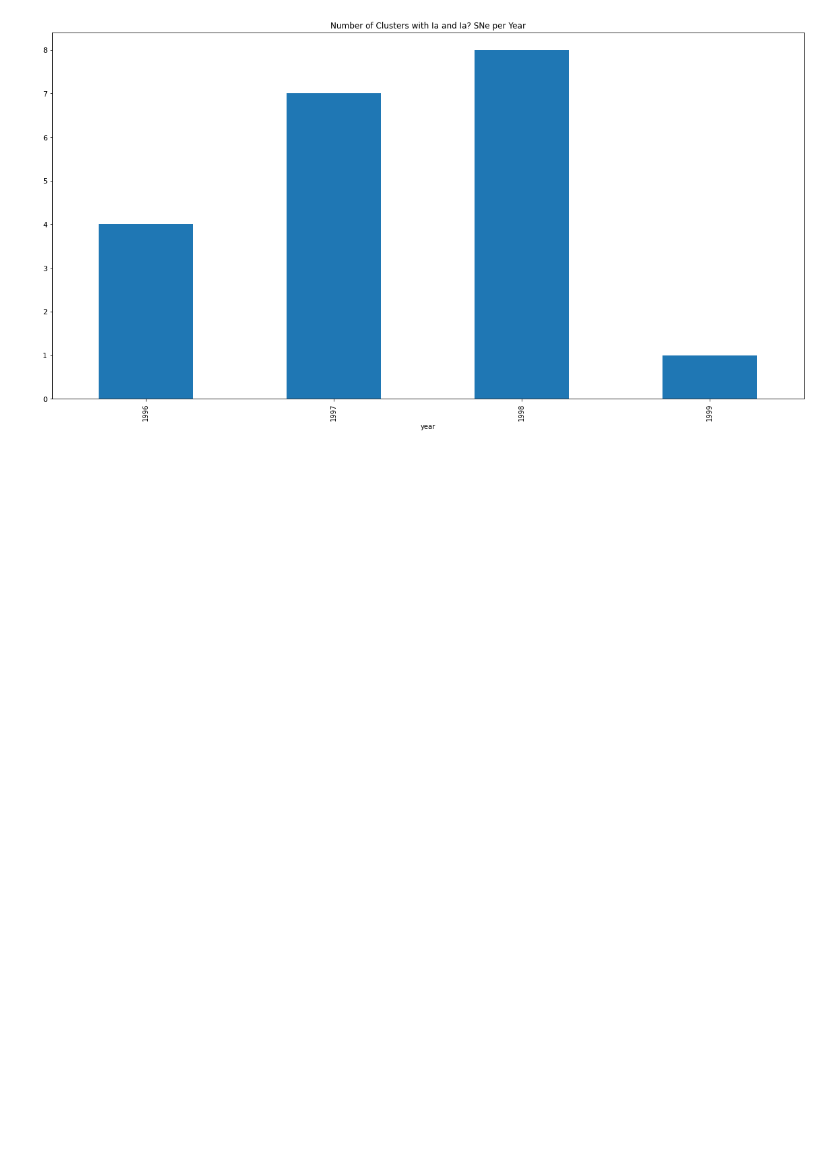
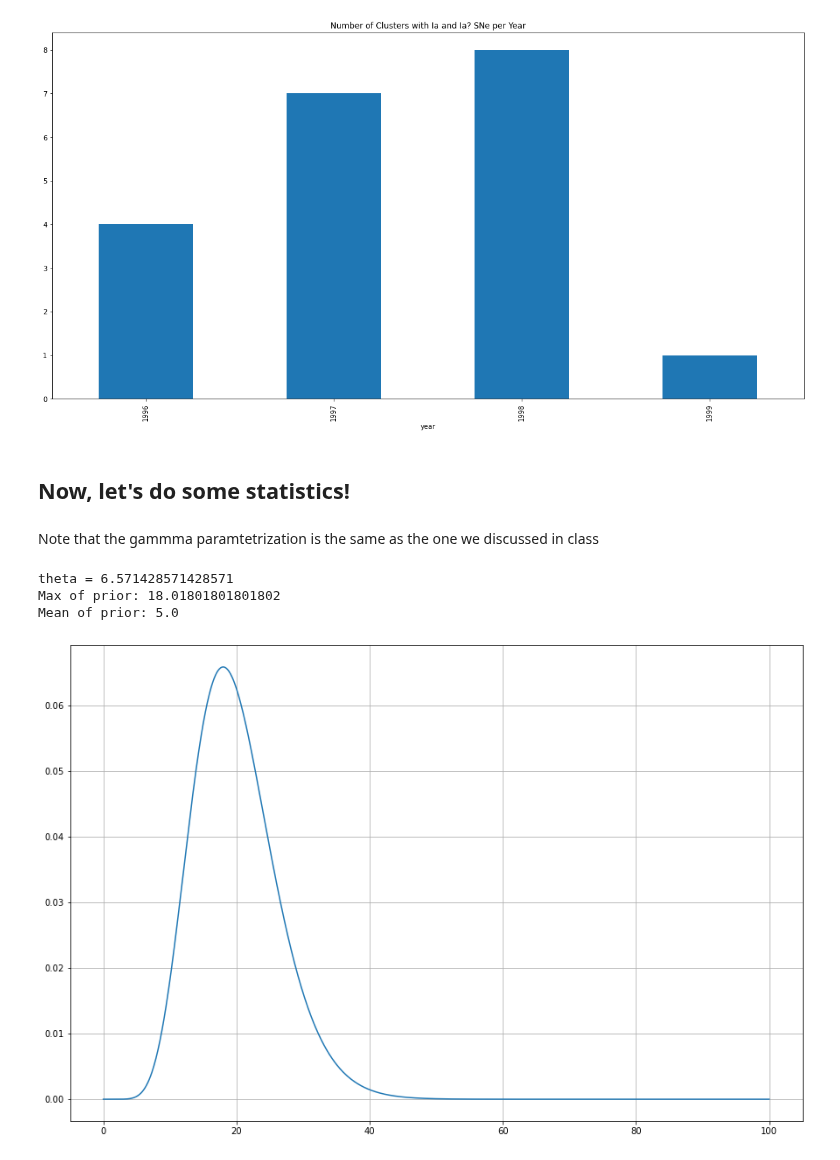
Before and after one commit to tylerbarna/AST5731-lab, a Jupyter notebook: Activity 03/Activity 03 -- Tyler Barna.ipynb, the cells around one changed output. Drawn from its saved outputs; the diff is of its cells as text; code cells hidden in the pictures; blank space fills up the shorter version.

```diff
--- a/Activity 03/Activity 03 -- Tyler Barna.ipynb
+++ b/Activity 03/Activity 03 -- Tyler Barna.ipynb
@@ -92,3 +94,35 @@ plt.show();
 [figure]
 [figure]
 [figure]
+# %% [markdown]
+## Now, let's do some statistics!
+# %% [markdown]
+Note that the gammma paramtetrization is the same as the one we discussed in class
+# %%
+## get theta, the mean rate of SNe per year
+x_1 = len(df_Ia)
+t_1 = 3.5
+
+theta = x_1/t_1
+print('theta = %s' %theta)
+
+## generate gamma distribution for prior
+fig, ax = plt.subplots(1, 1, figsize=(15,10))
+a = 10
+b = 1/2
+x = np.linspace(0, 100, 1000)
+y = gamma.pdf(x, a, scale=1/b)
+plt.plot(x, y)
+plt.grid();
+
+
+## mean and max of prior
+print('Max of prior: %s' %x[y.argmax()])
+print('Mean of prior: %s' %gamma.mean(a, scale=b))
+
+plt.show();
+# %% [output]
+theta = 6.571428571428571
+Max of prior: 18.01801801801802
+Mean of prior: 5.0
+[figure, added]
```
Also changed, not shown: parts of 2 cells of this notebook.
